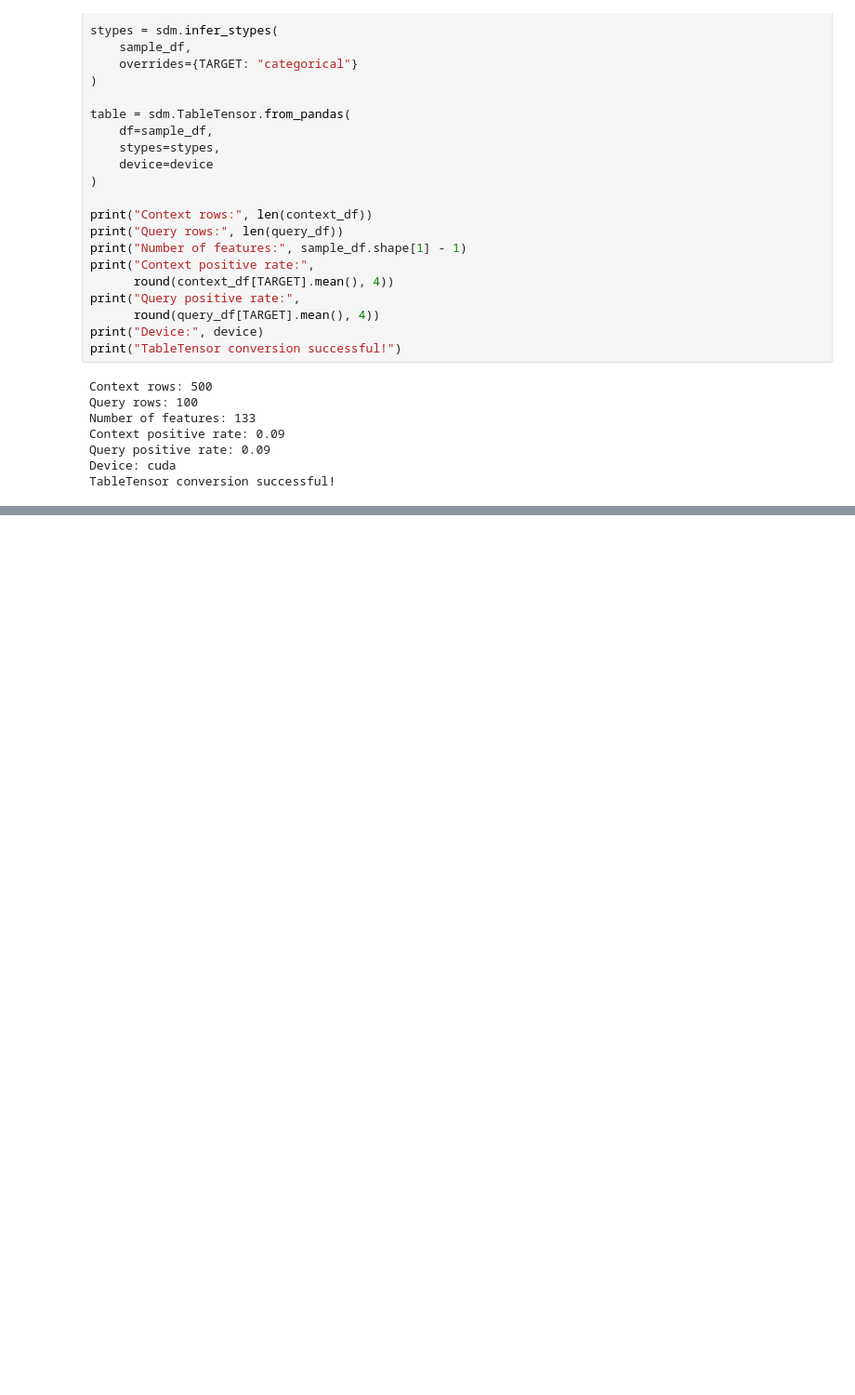
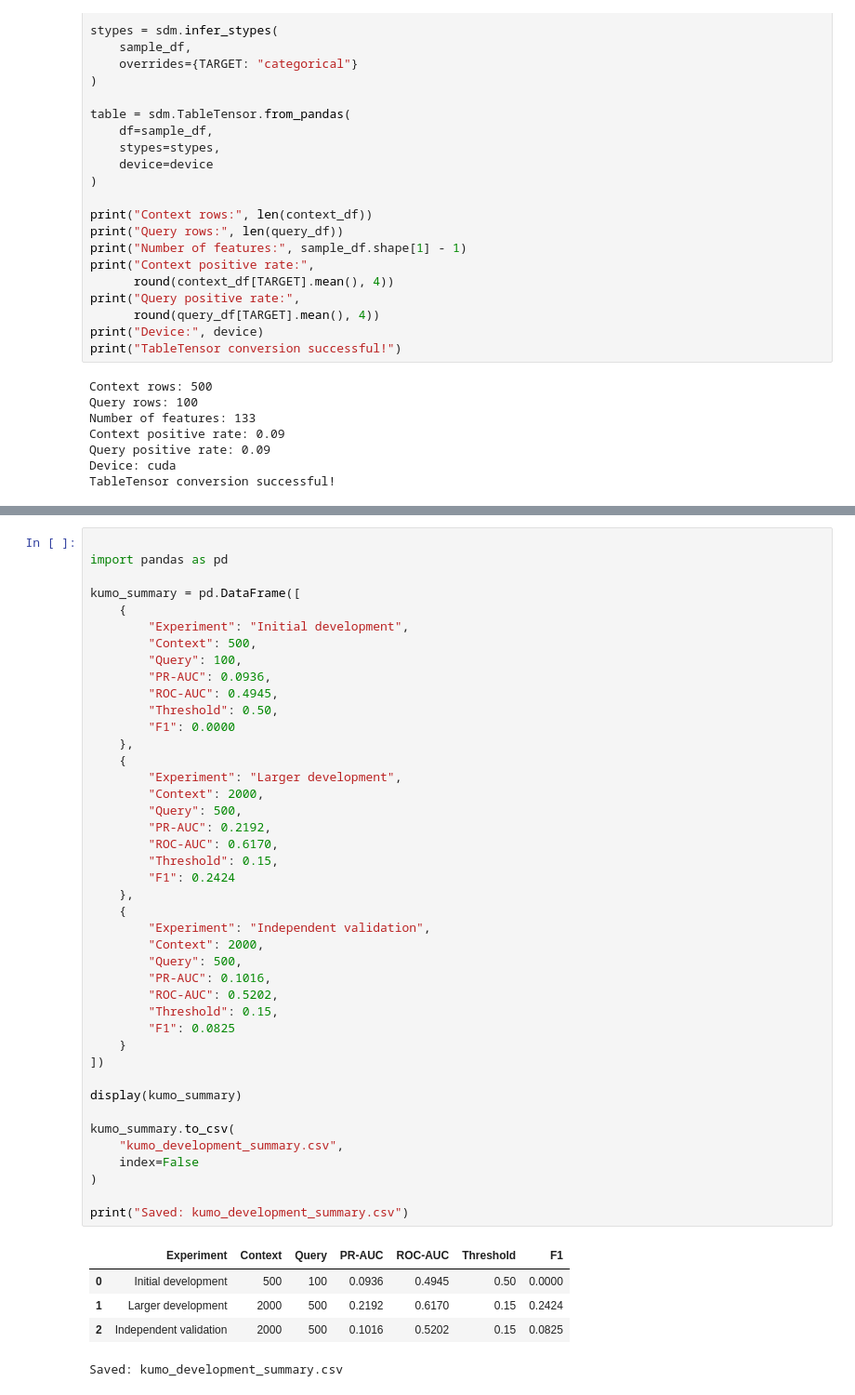
Before and after one commit to bahaali273/COMP9170-Hospital-Readmission, a Jupyter notebook: notebooks/03_kumo_tabular.ipynb, the cells around one changed output, grey strips where cells are left out. Shown at 93% size. Saved outputs shown, nothing was run; the diff lists cells and outputs as text; blank space fills up the shorter version.

```diff
--- a/notebooks/03_kumo_tabular.ipynb
+++ b/notebooks/03_kumo_tabular.ipynb
@@ -222,0 +1128,48 @@ TableTensor conversion successful!
+# %%
+
+import pandas as pd
+
+kumo_summary = pd.DataFrame([
+    {
+        "Experiment": "Initial development",
+        "Context": 500,
+        "Query": 100,
+        "PR-AUC": 0.0936,
+        "ROC-AUC": 0.4945,
+        "Threshold": 0.50,
+        "F1": 0.0000
+    },
+    {
+        "Experiment": "Larger development",
+        "Context": 2000,
+        "Query": 500,
+        "PR-AUC": 0.2192,
+        "ROC-AUC": 0.6170,
+        "Threshold": 0.15,
+        "F1": 0.2424
+    },
+    {
+        "Experiment": "Independent validation",
+        "Context": 2000,
+        "Query": 500,
+        "PR-AUC": 0.1016,
+        "ROC-AUC": 0.5202,
+        "Threshold": 0.15,
+        "F1": 0.0825
+    }
+])
+
+display(kumo_summary)
+
+kumo_summary.to_csv(
+    "kumo_development_summary.csv",
+    index=False
+)
+
+print("Saved: kumo_development_summary.csv")
+# %% [output]
+|  | Experiment | Context | Query | PR-AUC | ROC-AUC | Threshold | F1 |
+| 0 | Initial development | 500 | 100 | 0.0936 | 0.4945 | 0.50 | 0.0000 |
+| 1 | Larger development | 2000 | 500 | 0.2192 | 0.6170 | 0.15 | 0.2424 |
+| 2 | Independent validation | 2000 | 500 | 0.1016 | 0.5202 | 0.15 | 0.0825 |
+Saved: kumo_development_summary.csv
```
Also changed, not shown: parts of 21 cells of this notebook.
